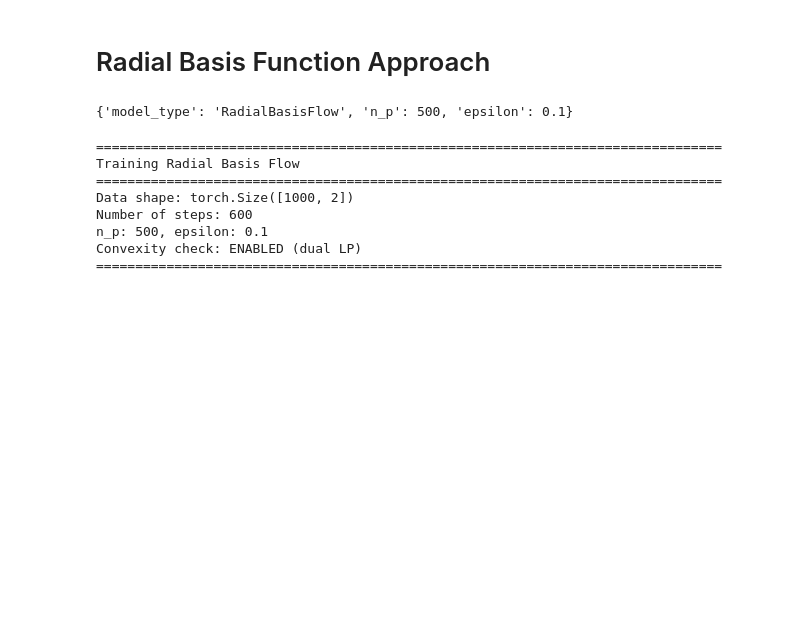
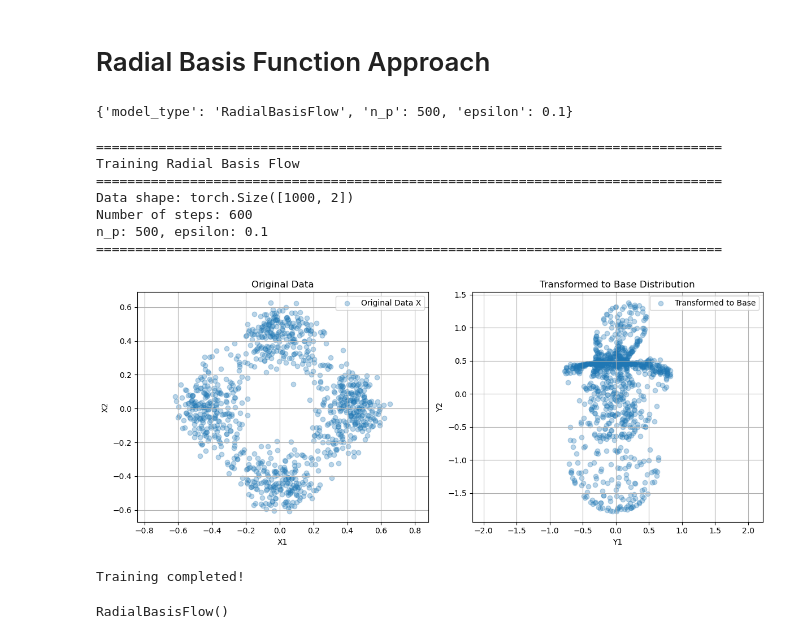
Before and after one commit to echen347/polymath25-ML, a Jupyter notebook: Normalizing Flows/notebook.ipynb, the cells around one changed output. Drawn from its saved outputs; the diff is of its cells as text; code cells hidden in the pictures; blank space fills up the shorter version.

```diff
--- a/Normalizing Flows/notebook.ipynb
+++ b/Normalizing Flows/notebook.ipynb
@@ -160,25 +160,27 @@ rbf_model_info
 # %%
 # Train RBF model (with convexity check enabled)
 train_rbf(
     X=torch.tensor(X_rbf, dtype=torch.float32),
     model=rbf_model,
     n_steps=600,
     print_every=100,
     visualize=True,
     n_viz_samples=1000,
-    use_convexity_check=True,
+    use_convexity_check=False,
     convexity_check_samples=200,
-    beta_reduction_factor=1.5
+    beta_reduction_factor=2
 )
 # %% [output]
 ================================================================================
 Training Radial Basis Flow
 ================================================================================
 Data shape: torch.Size([1000, 2])
 Number of steps: 600
 n_p: 500, epsilon: 0.1
-Convexity check: ENABLED (dual LP)
 ================================================================================
+[figure, added]
+Training completed!
+RadialBasisFlow()
 # %%
 # Generate samples from RBF model using LBFGS (more accurate)
 # LBFGS with better initialization should give better results
```
Also changed, not shown: parts of 2 cells of this notebook, 4 other files.
